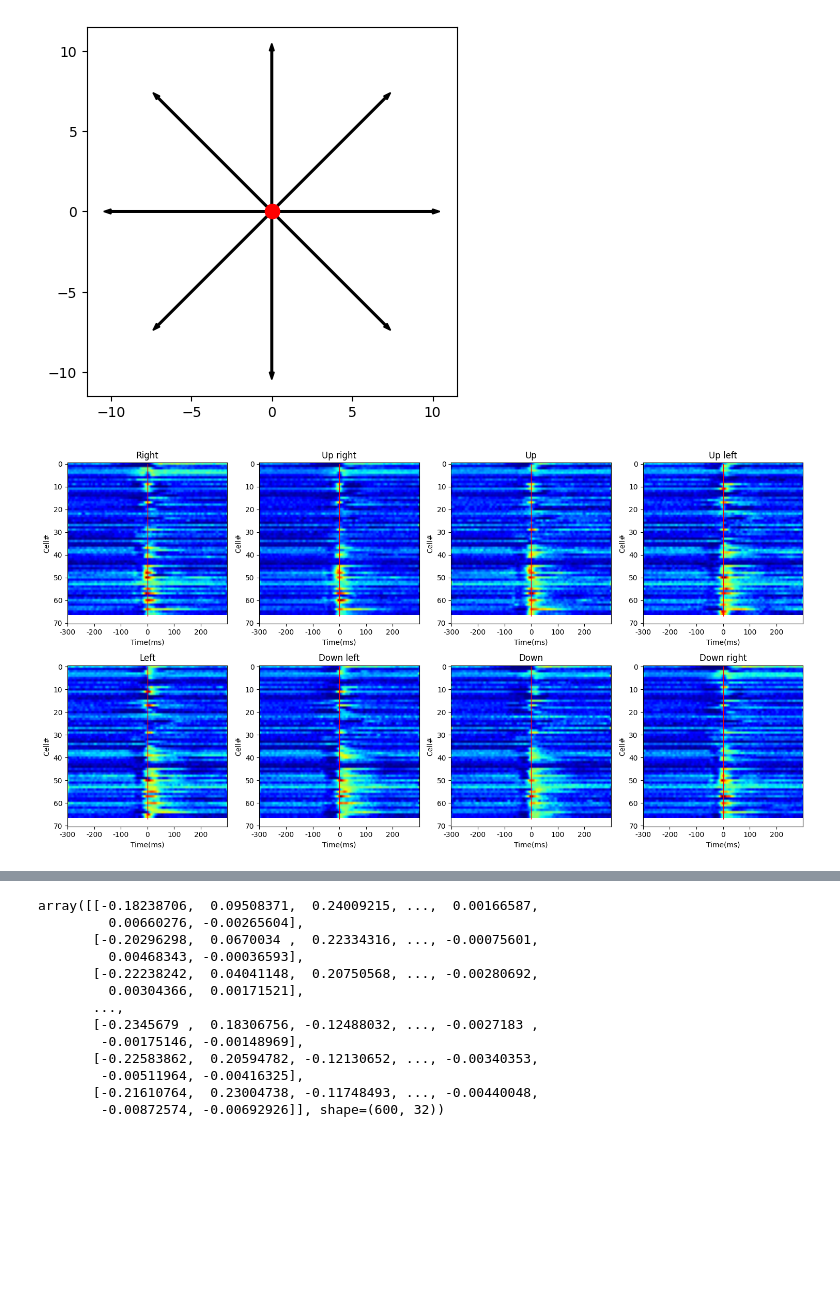
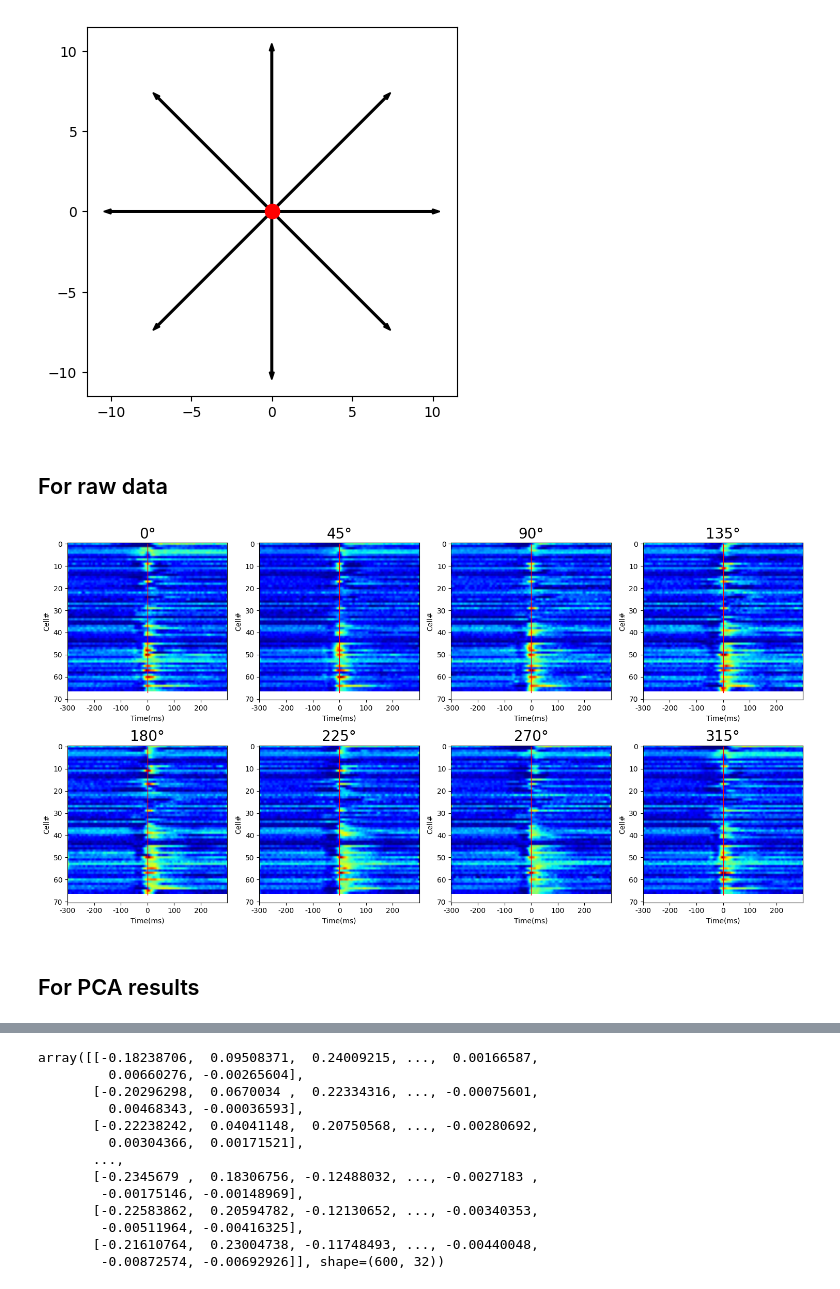
Before and after one commit to NeuroAI-IBS/fn_data_saccade, a Jupyter notebook: Data sorting/python_code/final_figures.ipynb, the cells around one changed output, grey strips where cells are left out. Drawn from its saved outputs; the diff is of its cells as text; code cells hidden in the pictures; blank space fills up the shorter version.

```diff
--- a/Data sorting/python_code/final_figures.ipynb
+++ b/Data sorting/python_code/final_figures.ipynb
@@ -80,30 +80,44 @@ pca_data = np.concatenate(pca_data, axis = 1)
+# %% [markdown]
+## For raw data
 # %%
 # Plotting raw data of each orientation
 
-label_ori = ['Right', 'Up right', 'Up', 'Up left',
-             'Left', 'Down left', 'Down', 'Down right']
+# label_ori = ['Right', 'Up right', 'Up', 'Up left',
+#              'Left', 'Down left', 'Down', 'Down right']
+
+import math
+
+label_ori = []
+for a in np.linspace(0, 360, 9):
+    ss = math.trunc(a)
+    temp = f'{ss}\N{DEGREE SIGN}'
+    label_ori.append(temp)
+
+label_ori = np.array(label_ori)
 
 fig, axes = plt.subplots(2, 4, figsize=(15, 8))
 
 # for a in range(8):
 c = 0
 for a in range(8): # right to down right, anticlock-wise
     ax = axes[a // 4, a % 4]  # Determine the subplot location
     ax.imshow(data_cat_sm[a], aspect='auto', cmap='jet', origin='upper')  # Display the data
     ax.plot([300, 300], [0, len(data_cat_sm[0])], 'r', linewidth=1)  # Red vertical line
     ax.set_xticks(np.arange(0, 600, 100))  # Set X ticks
     ax.set_xticklabels(np.arange(-300, 300, 100))  # Set X tick labels
-    ax.set_title(label_ori[c])  # Set the title for each subplot
+    ax.set_title(label_ori[c], size=20)  # Set the title for each subplot
     ax.set_ylabel("Cell#")  # Set Y-axis label
     ax.set_xlabel("Time(ms)")  # Set X-axis label
     c = c + 1
 
 plt.tight_layout()
 
-# plt.savefig('raw.jpg', dpi=300)
+plt.savefig('raw.jpg', dpi=300)
 plt.show()
 # %% [output]
-[figure, old version]
+[figure, new version]
+# %% [markdown]
+## For PCA results
 # %%
 # Pretty figures1
 from scipy.ndimage import gaussian_filter1d
```
Also changed, not shown: parts of 16 cells of this notebook.
